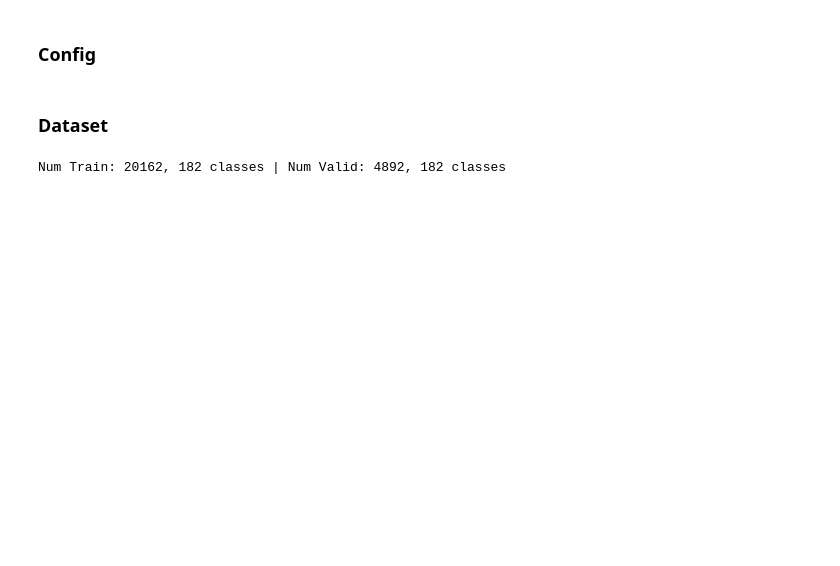
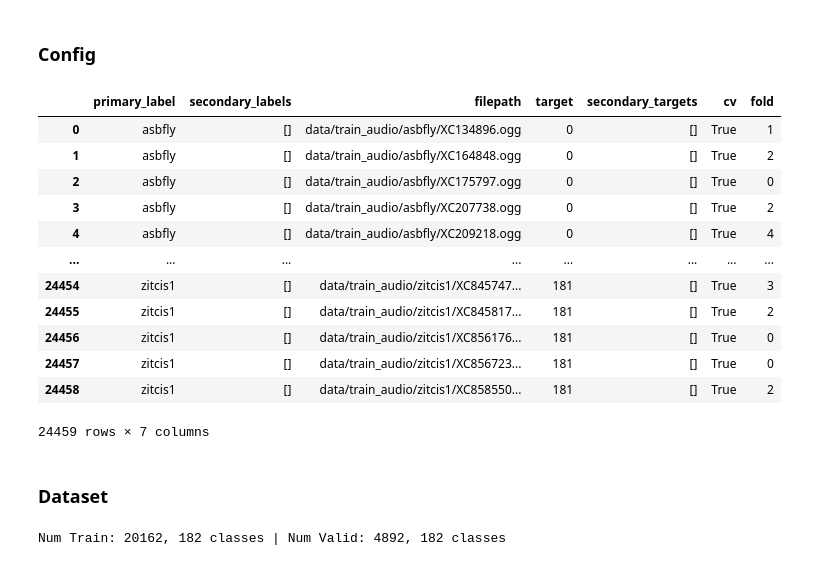
Before and after one commit to cvincent13/BirdCLEF2024-Kaggle, a Jupyter notebook: train.ipynb, the cells around one changed output. Cells and saved outputs as stored; diff of their text form; code cells hidden in the pictures; blank space fills up the shorter version.

Commit message:
train final

```diff
--- a/train.ipynb
+++ b/train.ipynb
@@ -99,6 +99,22 @@ class Config:
 
 #metadata = get_metadata(Config.n_folds)
 metadata = get_metadata_from_csv('metadata.csv', 'data')
+# %%
+metadata
+# %% [output]
+|  | primary_label | secondary_labels | filepath | target | secondary_targets | cv | fold |
+| 0 | asbfly | [] | data/train_audio/asbfly/XC134896.ogg | 0 | [] | True | 1 |
+| 1 | asbfly | [] | data/train_audio/asbfly/XC164848.ogg | 0 | [] | True | 2 |
+| 2 | asbfly | [] | data/train_audio/asbfly/XC175797.ogg | 0 | [] | True | 0 |
+| 3 | asbfly | [] | data/train_audio/asbfly/XC207738.ogg | 0 | [] | True | 2 |
+| 4 | asbfly | [] | data/train_audio/asbfly/XC209218.ogg | 0 | [] | True | 4 |
+| ... | ... | ... | ... | ... | ... | ... | ... |
+| 24454 | zitcis1 | [] | data/train_audio/zitcis1/XC845747... | 181 | [] | True | 3 |
+| 24455 | zitcis1 | [] | data/train_audio/zitcis1/XC845817... | 181 | [] | True | 2 |
+| 24456 | zitcis1 | [] | data/train_audio/zitcis1/XC856176... | 181 | [] | True | 0 |
+| 24457 | zitcis1 | [] | data/train_audio/zitcis1/XC856723... | 181 | [] | True | 0 |
+| 24458 | zitcis1 | [] | data/train_audio/zitcis1/XC858550... | 181 | [] | True | 2 |
+24459 rows × 7 columns
 # %% [markdown]
 ### Dataset
 # %%
```
Also changed, not shown: parts of 7 cells of this notebook, 6 other files.
